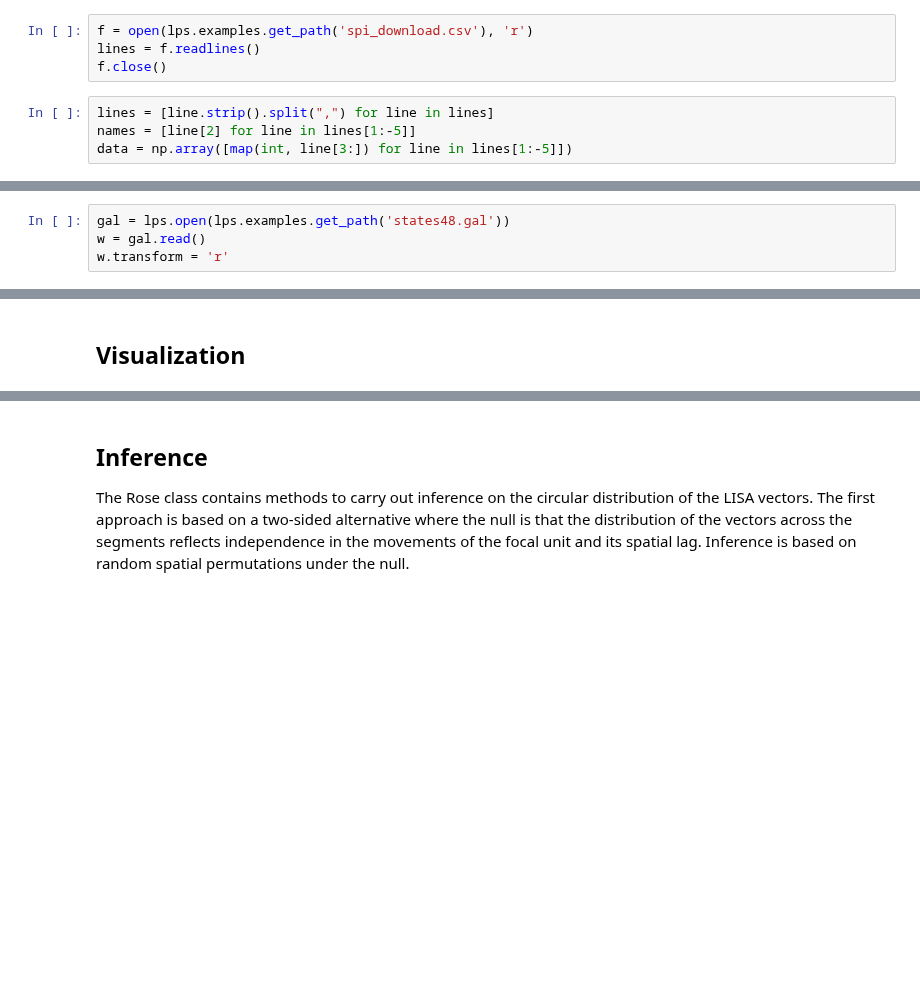
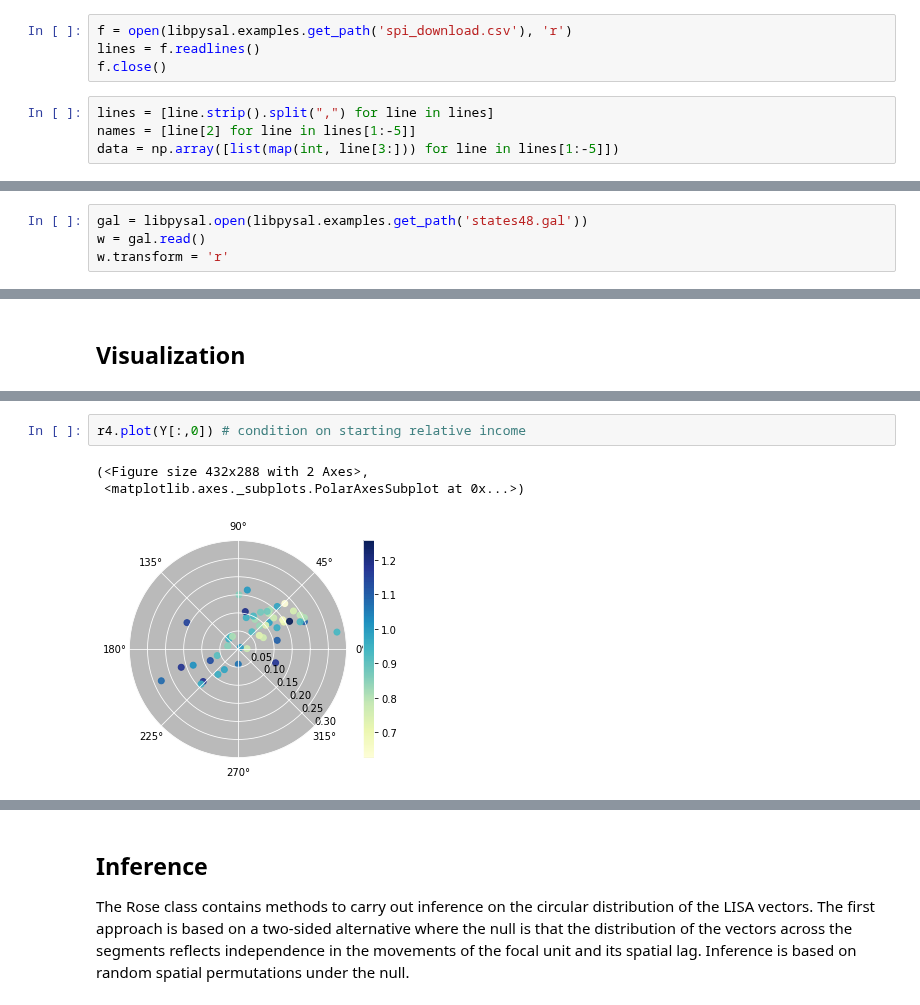
Before and after one commit to pysal/giddy, a Jupyter notebook: notebooks/directional.ipynb, the cells around one changed output, grey strips where cells are left out. Saved outputs shown, nothing was run; the diff lists cells and outputs as text; blank space fills up the shorter version.

```diff
--- a/notebooks/directional.ipynb
+++ b/notebooks/directional.ipynb
@@ -5,9 +6,9 @@ from giddy.directional import Rose
 # %%
-f = open(lps.examples.get_path('spi_download.csv'), 'r')
+f = open(libpysal.examples.get_path('spi_download.csv'), 'r')
 lines = f.readlines()
 f.close()
 # %%
 lines = [line.strip().split(",") for line in lines]
 names = [line[2] for line in lines[1:-5]]
-data = np.array([map(int, line[3:]) for line in lines[1:-5]])
+data = np.array([list(map(int, line[3:])) for line in lines[1:-5]])
 # %%
@@ -70,5 +37,5 @@ rel.shape
 # %%
-gal = lps.open(lps.examples.get_path('states48.gal'))
+gal = libpysal.open(libpysal.examples.get_path('states48.gal'))
 w = gal.read()
 w.transform = 'r'
 # %%
@@ -103,0 +78,6 @@ r4 = Rose(Y, w, k=4)
+# %%
+r4.plot(Y[:,0]) # condition on starting relative income
+# %% [output]
+(<Figure size 432x288 with 2 Axes>,
+ <matplotlib.axes._subplots.PolarAxesSubplot at 0x...>)
+[figure, added]
```
Also changed, not shown: parts of 16 cells of this notebook, 11 other files.
